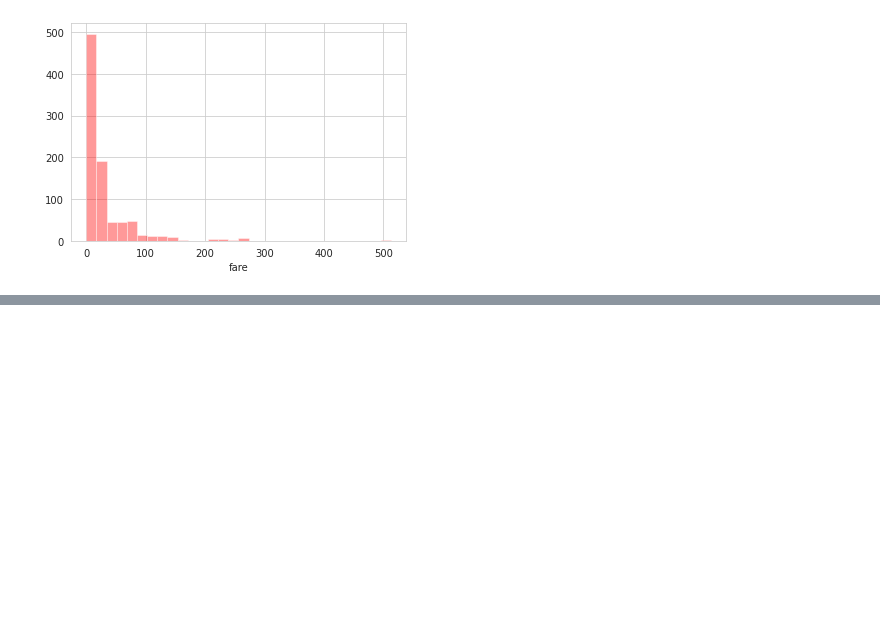
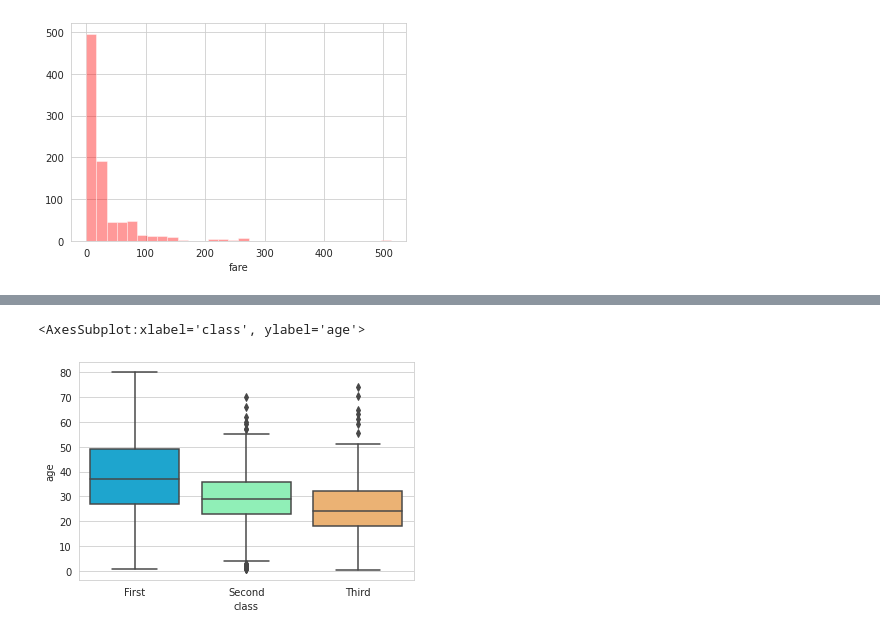
Before and after one commit to ritesh-chafer/python-for-data-science-and-machine-learning-bootcamp, a Jupyter notebook: Python for Data Visualization/Seaborn/Seaborn Exercises .ipynb, the cells around one changed output, grey strips where cells are left out. Cells and saved outputs as stored; diff of their text form; code cells hidden in the pictures; blank space fills up the shorter version.

```diff
--- a/Python for Data Visualization/Seaborn/Seaborn Exercises .ipynb
+++ b/Python for Data Visualization/Seaborn/Seaborn Exercises .ipynb
@@ -63,0 +44,5 @@ sns.distplot(titanic['fare'],bins=30,kde=False,color='red')
+# %%
+sns.boxplot(x='class',y='age',data=titanic,palette='rainbow')
+# %% [output]
+<AxesSubplot:xlabel='class', ylabel='age'>
+[figure, added]
```
Also changed, not shown: parts of 9 cells of this notebook.
